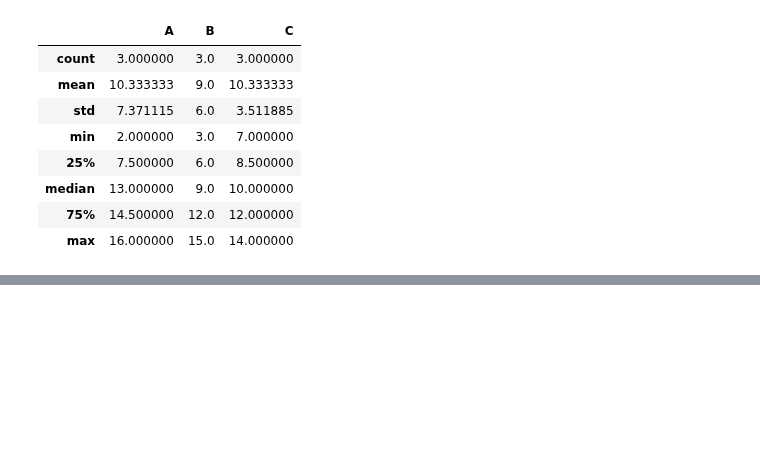
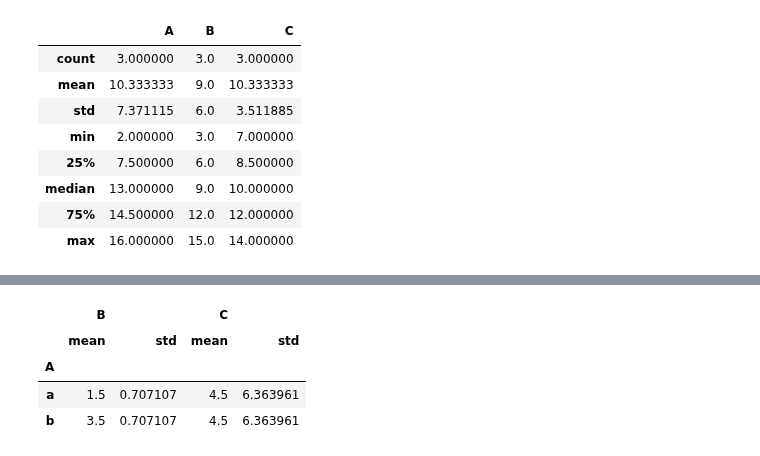
Before and after one commit to UtsavParashar/PythonProblems, a Jupyter notebook: PandasOffDoc.ipynb, the cells around one changed output, grey strips where cells are left out. Drawn from its saved outputs; the diff is of its cells as text; code cells hidden in the pictures; blank space fills up the shorter version.

```diff
--- a/PandasOffDoc.ipynb
+++ b/PandasOffDoc.ipynb
@@ -2902,0 +2967,3 @@ tsdf.agg(["count", "mean", "std", "min", q_25, "median", q_75, "max"])
+# %%
+dft = pd.DataFrame(dict(A=list('aabb'), B=[1, 2, 3, 4], C=[0, 9, 0, 9]))
+dft
@@ -2902,0 +2998,2 @@ tsdf.agg(["count", "mean", "std", "min", q_25, "median", q_75, "max"])
+# %%
+dft.set_index('A').groupby(level='A').transform('mean')
@@ -2902,0 +3007,8 @@ tsdf.agg(["count", "mean", "std", "min", q_25, "median", q_75, "max"])
+# %%
+dft.groupby('A').agg(['mean', 'std'])
+# %% [output]
+|  | B |  | C |  |
+|  | mean | std | mean | std |
+| A |  |  |  |  |
+| a | 1.5 | 0.707107 | 4.5 | 6.363961 |
+| b | 3.5 | 0.707107 | 4.5 | 6.363961 |
```
Also changed, not shown: parts of 16 cells of this notebook, 2 other files.
